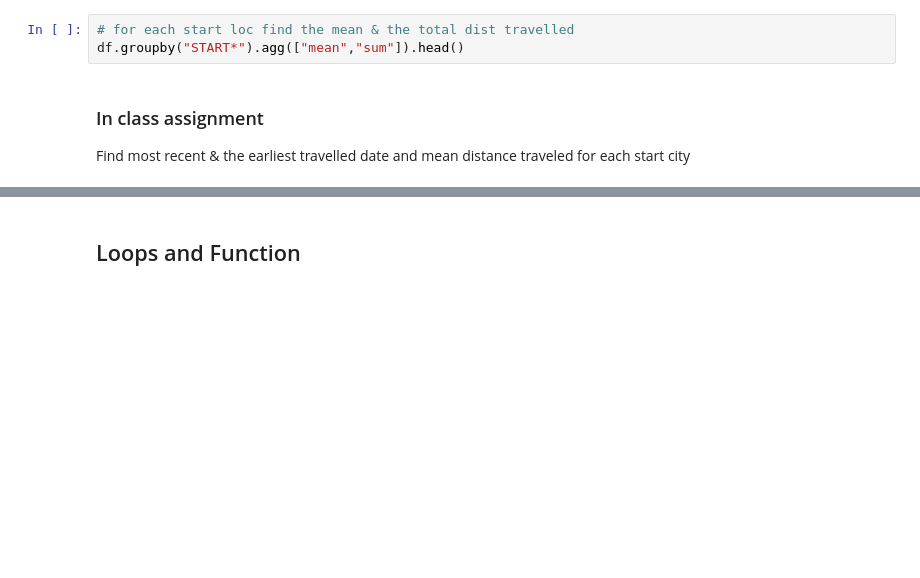
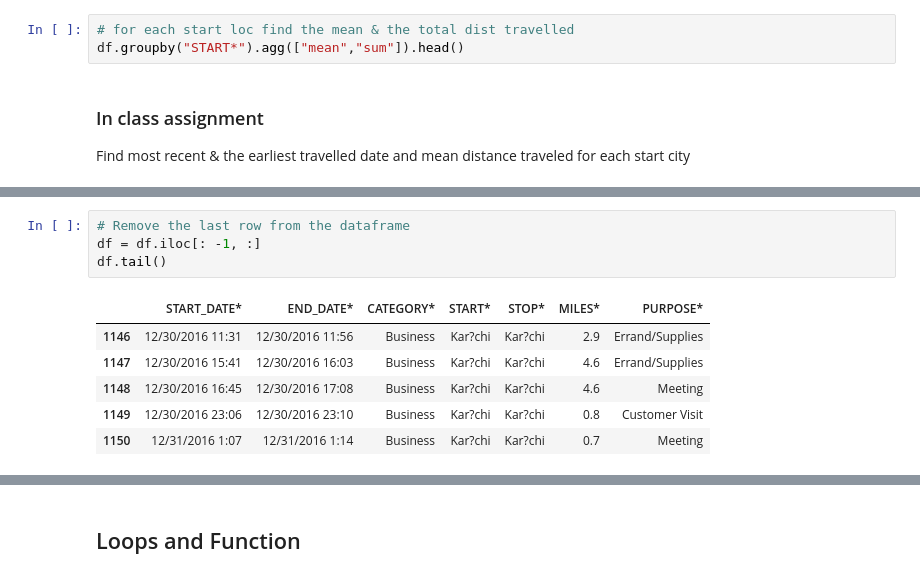
Before and after one commit to psdhanesh7/machine-learning, a Jupyter notebook: python_overview.ipynb, the cells around one changed output, grey strips where cells are left out. Cells and saved outputs as stored; diff of their text form; blank space fills up the shorter version.

```diff
--- a/python_overview.ipynb
+++ b/python_overview.ipynb
@@ -327,0 +243,11 @@ Find most recent & the earliest travelled date and mean distance traveled for ea
+# %%
+# Remove the last row from the dataframe
+df = df.iloc[: -1, :]
+df.tail()
+# %% [output]
+|  | START_DATE* | END_DATE* | CATEGORY* | START* | STOP* | MILES* | PURPOSE* |
+| 1146 | 12/30/2016 11:31 | 12/30/2016 11:56 | Business | Kar?chi | Kar?chi | 2.9 | Errand/Supplies |
+| 1147 | 12/30/2016 15:41 | 12/30/2016 16:03 | Business | Kar?chi | Kar?chi | 4.6 | Errand/Supplies |
+| 1148 | 12/30/2016 16:45 | 12/30/2016 17:08 | Business | Kar?chi | Kar?chi | 4.6 | Meeting |
+| 1149 | 12/30/2016 23:06 | 12/30/2016 23:10 | Business | Kar?chi | Kar?chi | 0.8 | Customer Visit |
+| 1150 | 12/31/2016 1:07 | 12/31/2016 1:14 | Business | Kar?chi | Kar?chi | 0.7 | Meeting |
```
Also changed, not shown: parts of 24 cells of this notebook, 1 other file.
